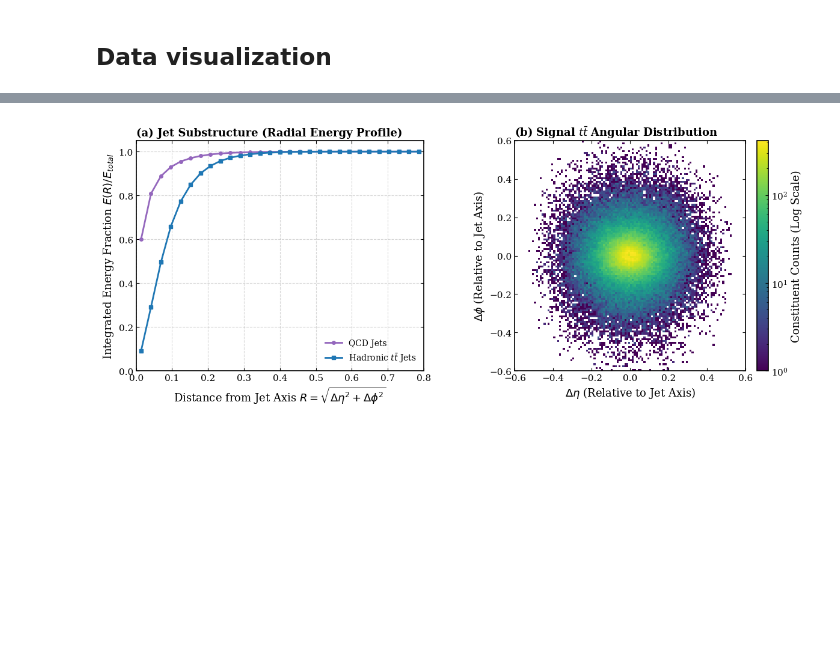
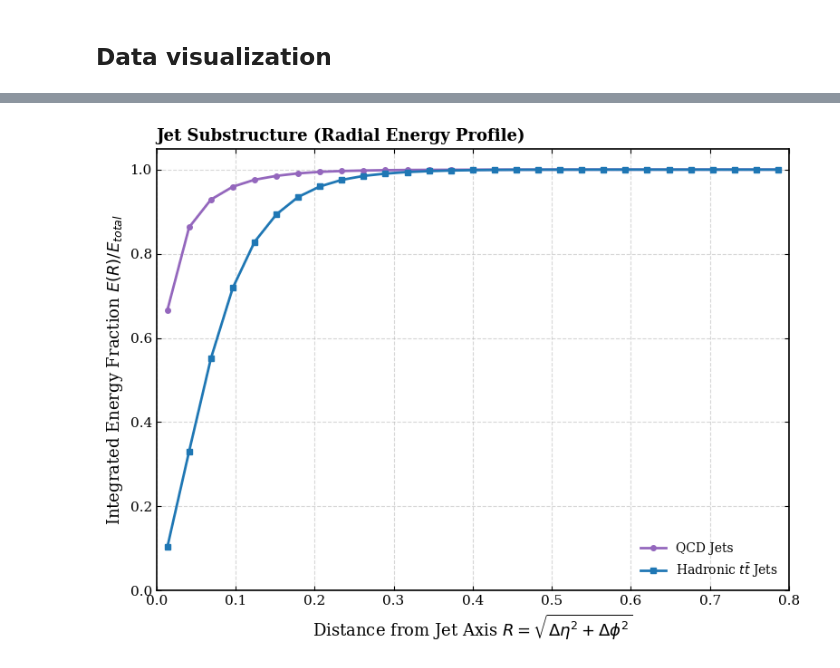
Before and after one commit to ReyGuadarrama/Quantum-Sinusoidal-Kolmogorov-Arnold-Networks-for-High-Energy-Physics, a Jupyter notebook: notebooks/EDA_top.ipynb, the cells around one changed output, grey strips where cells are left out. Cells and saved outputs as stored; diff of their text form; code cells hidden in the pictures; blank space fills up the shorter version.

```diff
--- a/notebooks/EDA_top.ipynb
+++ b/notebooks/EDA_top.ipynb
@@ -189,11 +234,12 @@ p_energy = x_visual[:, 3:20:4].flatten()  # Energía de cada partícula
 # %%
 # dataframe
-df_viz = pl.DataFrame({
+df_real = pl.DataFrame({
     "delta_eta": p_eta - jet_eta_rep,
     "delta_phi": p_phi - jet_phi_rep,
     "energy": p_energy,
     "class": y_rep
-}).filter((pl.col("delta_eta") != 0) & (pl.col("delta_phi") != 0))
+}).filter( #((pl.col("delta_eta") != 0) | (pl.col("delta_phi") != 0)) \
+(pl.col("energy") > 1e-5))
 
-top_data = df_viz.filter(pl.col("class") == 1)
-background_data = df_viz.filter(pl.col("class") == 0)
+top_data = df_real.filter(pl.col("class") == 1)
+background_data = df_real.filter(pl.col("class") == 0)
@@ -200,13 +268,4 @@ background_data = df_viz.filter(pl.col("class") == 0)
 # %%
-plt.rcParams.update({
-    "font.size": 14,
-    "axes.labelsize": 14,
-    "axes.titlesize": 16,
-    "xtick.labelsize": 12,
-    "ytick.labelsize": 12,
-    "font.family": "serif"
-})
-
 # sig vs bkg
 fig, axes = plt.subplots(1, 2, figsize=(15, 6.5), sharex=True, sharey=True)
 img_range = [[-0.5, 0.5], [-0.5, 0.5]]
@@ -433,68 +355,43 @@ plt.show()
 # %%
 # ==============================================================================
 # PANEL 2: INTERNAL GEOMETRY AND ANGULAR DISTRIBUTION (2 Subplots)
 # ==============================================================================
-fig2, ax2 = plt.subplots(1, 2, figsize=(12, 5))
+fig, ax = plt.subplots(1, figsize=(8, 6))
 
 # --- Subplot A: Radial Energy Profile Limited to R=0.8 ---
-df_radial = df_reals.with_columns(
-    (pl.col("d_eta")**2 + pl.col("d_phi")**2).sqrt().alias("r")
+df_radial = df_real.with_columns(
+    (pl.col("delta_eta")**2 + pl.col("delta_phi")**2).sqrt().alias("r")
 )
 
 r_bins = np.linspace(0, 0.8, 30) # Limited to the total cone of the algorithm R=0.8
 r_centers = (r_bins[:-1] + r_bins[1:]) / 2
 profile_top, profile_qcd = [], []
 
 for i in range(len(r_bins)-1):
     r_min, r_max = r_bins[i], r_bins[i+1]
-    pt_sum = (df_radial.filter((pl.col("r") >= r_min) & (pl.col("r") < r_max))
-              .group_by("target").agg(pl.col("energy").sum()).sort("target"))
+    pt_sum = (df_radial.filter((pl.col("r") >= r_min) & \
+                (pl.col("r") < r_max)).group_by("class").agg(pl.col("energy").sum()).sort("class"))
 
-    sum_qcd = pt_sum.filter(pl.col("target") == 0)["energy"].to_numpy()
-    sum_top = pt_sum.filter(pl.col("target") == 1)["energy"].to_numpy()
+    sum_qcd = pt_sum.filter(pl.col("class") == 0)["energy"].to_numpy()
+    sum_top = pt_sum.filter(pl.col("class") == 1)["energy"].to_numpy()
     profile_qcd.append(sum_qcd[0] if len(sum_qcd) > 0 else 0)
     profile_top.append(sum_top[0] if len(sum_top) > 0 else 0)
 
 cum_profile_qcd = np.cumsum(profile_qcd) / np.sum(profile_qcd)
 cum_profile_top = np.cumsum(profile_top) / np.sum(profile_top)
 
-ax2[0].plot(r_centers, cum_profile_qcd, marker='o', ls='-', color=QCD_COLOR, label="QCD Jets", lw=2, markersize=4)
-ax2[0].plot(r_centers, cum_profile_top, marker='s', ls='-', color=TOP_COLOR, label=r"Hadronic $t\bar{t}$ Jets", lw=2, markersize=4)
-ax2[0].set_xlabel(r"Distance from Jet Axis $R = \sqrt{\Delta \eta^2 + \Delta \phi^2}$")
-ax2[0].set_ylabel(r"Integrated Energy Fraction $E(R)/E_{total}$")
-ax2[0].set_xlim(0, 0.8)
-ax2[0].set_ylim(0, 1.05)
-ax2[0].grid(True, linestyle="--", alpha=0.5)
-ax2[0].legend(frameon=False, loc="lower right")
-ax2[0].set_title("(a) Jet Substructure (Radial Energy Profile)", loc="left", fontweight="bold")
-
-# --- Subplot B: Fine 2D Histogram "Jet Image" Style (Density Count) ---
-# Display the discrete spatial characterization of the signal (Top Quark)
-bins_resolucion = 120
-img_range = [[-0.6, 0.6], [-0.6, 0.6]]
-
-top_data = df_reals.filter(pl.col("target") == 1)
-
-im2b = ax2[1].hist2d(
-    top_data['d_eta'].to_numpy(),
-    top_data['d_phi'].to_numpy(),
-    bins=bins_resolucion,
-    range=img_range,
-    cmap='viridis',
-    norm=LogNorm()
-)
-
-fig2.colorbar(im2b[3], ax=ax2[1], label='Constituent Counts (Log Scale)', fraction=0.046, pad=0.04)
-ax2[1].set_aspect('equal')
-ax2[1].set_xlim(-0.6, 0.6)
-ax2[1].set_ylim(-0.6, 0.6)
-ax2[1].set_xlabel(r"$\Delta\eta$ (Relative to Jet Axis)")
-ax2[1].set_ylabel(r"$\Delta\phi$ (Relative to Jet Axis)")
-ax2[1].grid(False)
-ax2[1].set_title(r"(b) Signal $t\bar{t}$ Angular Distribution", loc="left", fontweight="bold")
+ax.plot(r_centers, cum_profile_qcd, marker='o', ls='-', color=QCD_COLOR, label="QCD Jets", lw=2, markersize=4)
+ax.plot(r_centers, cum_profile_top, marker='s', ls='-', color=TOP_COLOR, label=r"Hadronic $t\bar{t}$ Jets", lw=2, markersize=4)
+ax.set_xlabel(r"Distance from Jet Axis $R = \sqrt{\Delta \eta^2 + \Delta \phi^2}$")
+ax.set_ylabel(r"Integrated Energy Fraction $E(R)/E_{total}$")
+ax.set_xlim(0, 0.8)
+ax.set_ylim(0, 1.05)
+ax.grid(True, linestyle="--", alpha=0.5)
+ax.legend(frameon=False, loc="lower right")
+ax.set_title("Jet Substructure (Radial Energy Profile)", loc="left", fontweight="bold")
 
 plt.tight_layout()
 # fig2.savefig("panel2_top_geometry_substructure.pdf", dpi=300)
 plt.show()
 # %% [output]
-[figure, old version]
+[figure, new version]
```
Also changed, not shown: parts of 20 cells of this notebook, 1 other file.
